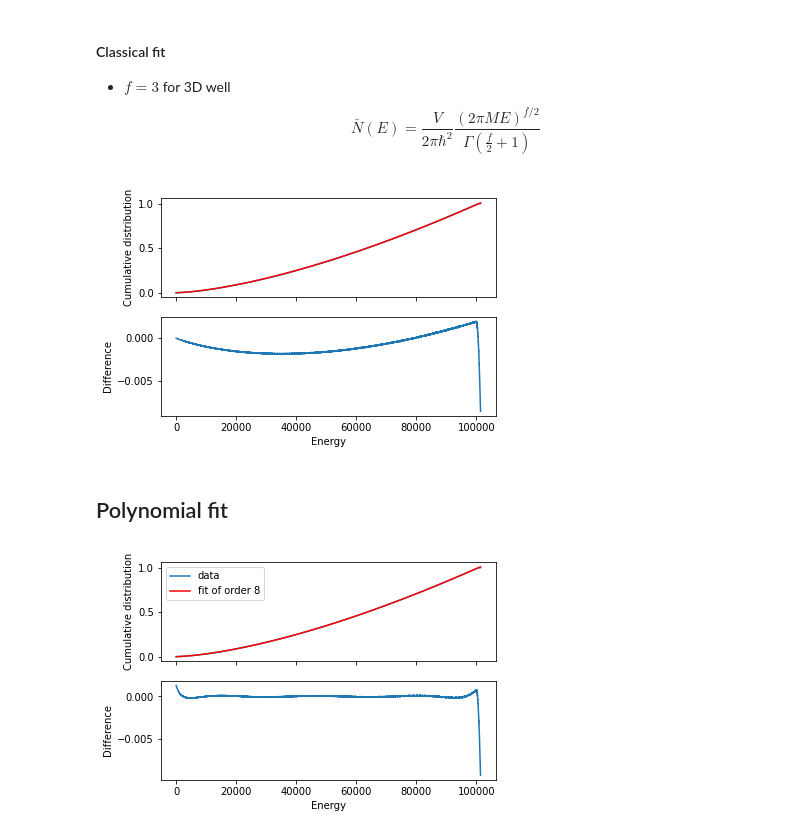
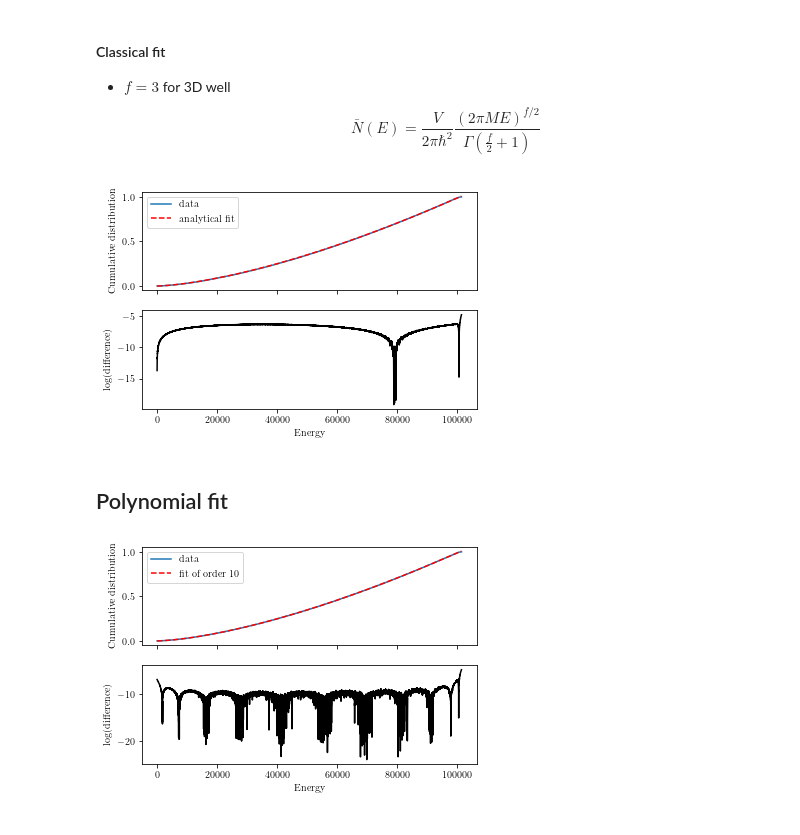
Before and after one commit to strelda/chaos, a Jupyter notebook: quantum_chaos/plot.ipynb, the cells around one changed output. Saved outputs shown, nothing was run; the diff lists cells and outputs as text; code cells hidden in the pictures.

```diff
--- a/quantum_chaos/plot.ipynb
+++ b/quantum_chaos/plot.ipynb
@@ -42,40 +44,41 @@ unfolded_energies = fit_func(energies, *popt)
 # %%
 fig, (ax1, ax2) = plt.subplots(2, 1, sharex=True)
 
-# Plot the fit and data on the first subplot
+# Plot the fit and data
 ax1.plot(energies_sorted, cumulative_distribution, label='data')
-ax1.plot(energies_sorted, fit_func(energies_sorted, *popt), 'r', label='analytical fit')
+ax1.plot(energies_sorted, fit_func(energies_sorted, *popt), 'r--', label='analytical fit')
 ax1.set_ylabel("Cumulative distribution")
+ax1.legend()
 
-# Plot the difference between fit and data on the second subplot
-ax2.plot(energies_sorted, cumulative_distribution - fit_func(energies_sorted, *popt), label='difference')
+# Plot the difference between fit and data
+ax2.plot(energies_sorted, np.log(np.abs(cumulative_distribution - fit_func(energies_sorted, *popt))), label='difference', c='black')
 ax2.set_xlabel("Energy")
-ax2.set_ylabel("Difference")
+ax2.set_ylabel("log(difference)")
 
-# Display the plot
 plt.show()
 # %% [output]
-[figure, old version]
+[figure, new version]
 # %% [markdown]
 ## Polynomial fit
 # %%
-order=8
+
+order = 10
 fit = np.polyfit(energies_sorted, cumulative_distribution, order)
 fit_fn = np.poly1d(fit)
 
 fig, (ax1, ax2) = plt.subplots(2, 1, sharex=True)
 
-# Plot the fit and data on the first subplot
+# Plot the fit and data
 ax1.plot(energies_sorted, cumulative_distribution, label='data')
-ax1.plot(energies_sorted, fit_fn(energies_sorted), 'r', label='fit of order ' + str(order))
+ax1.plot(energies_sorted, fit_fn(energies_sorted), 'r--', label='fit of order ' + str(order))
 ax1.set_ylabel("Cumulative distribution")
+ax1.legend()
 
-# Plot the difference between fit and data on the second subplot
-ax2.plot(energies_sorted, cumulative_distribution - fit_fn(energies_sorted), label='difference')
+# Plot the difference between fit and data
+ax2.plot(energies_sorted, np.log(np.abs(cumulative_distribution - fit_fn(energies_sorted))), label='difference', c='black')
 ax2.set_xlabel("Energy")
-ax2.set_ylabel("Difference")
+ax2.set_ylabel("log(difference)")
 
-# Display the plot
 plt.show()
 # %% [output]
-[figure, old version]
+[figure, new version]
```
Also changed, not shown: parts of 4 cells of this notebook, 4 other files.
